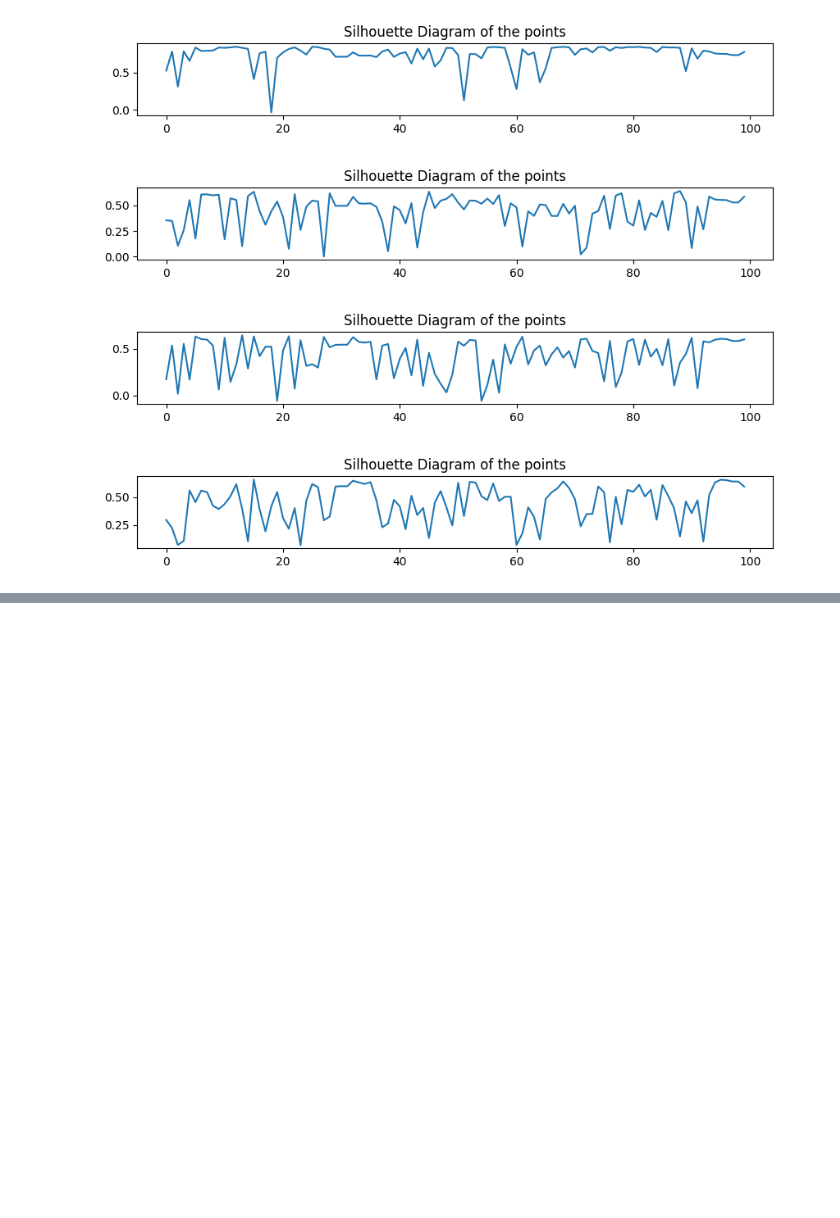
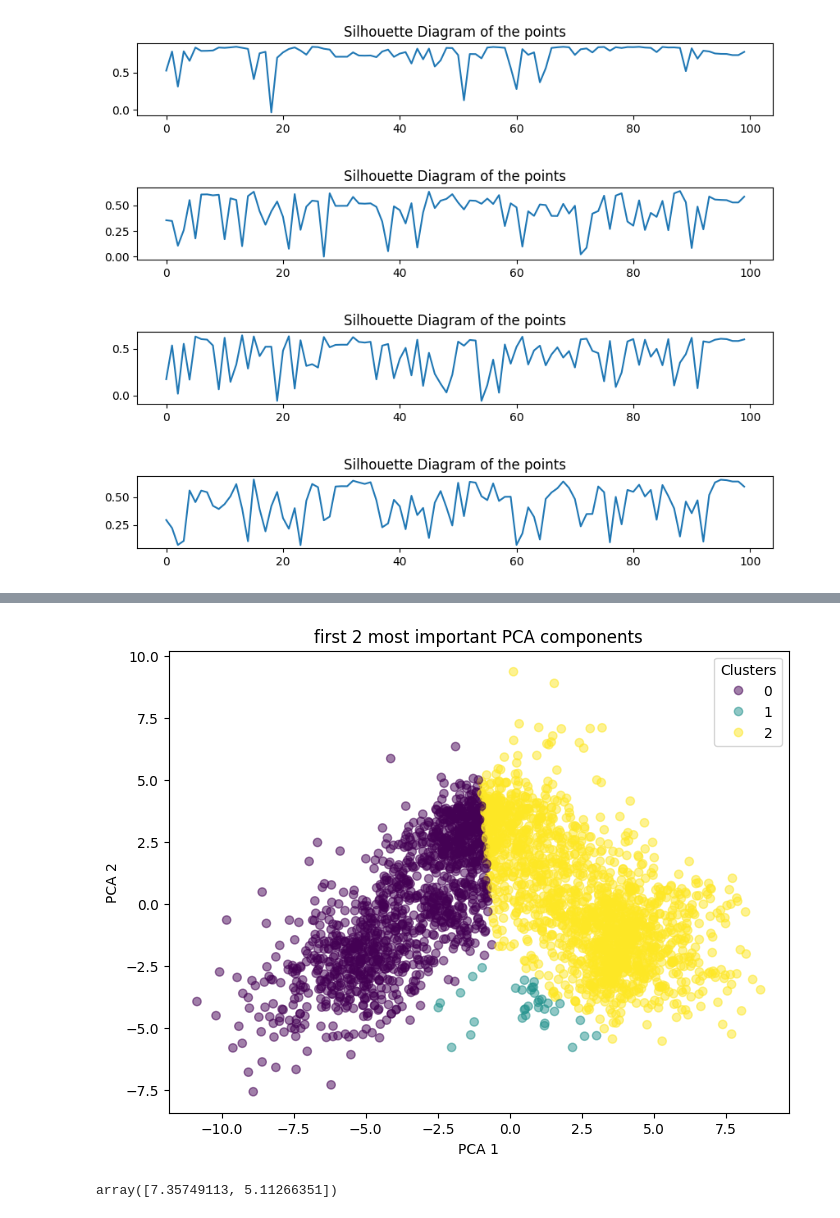
Before and after one commit to Adelin010/ML_Practice, a Jupyter notebook: lab4/philipp.ipynb, the cells around one changed output, grey strips where cells are left out. Drawn from its saved outputs; the diff is of its cells as text; code cells hidden in the pictures; blank space fills up the shorter version.

Commit message:
Kmeans part is done and the loadings are just started

```diff
--- a/lab4/philipp.ipynb
+++ b/lab4/philipp.ipynb
@@ -390,0 +424,39 @@ plt.show()
+# %%
+# plotting the first 2 imporant PCA components
+
+from sklearn.decomposition import PCA
+from sklearn.cluster import KMeans
+import matplotlib.pyplot as plt
+
+# declare the PCA components
+pca = PCA(n_components=2)
+X_pca = pca.fit_transform(X_filled)
+# define the model
+kmeans = KMeans(n_clusters=3)
+clusters = kmeans.fit_transform(X_pca)
+cluster_labels = np.argmax(clusters, axis=1)
+
+# plot the result
+plt.figure(figsize=(8, 6))
+scatter = plt.scatter(X_pca[:, 0], X_pca[:, 1], c=cluster_labels, cmap='viridis', alpha=.5)
+plt.legend(*scatter.legend_elements(), title='Clusters')
+
+plt.xlabel('PCA 1')
+plt.ylabel('PCA 2')
+plt.title('first 2 most important PCA components')
+plt.show()
+
+
+# Based on the number of PCA components the number of clusters are affected
+# for example even if I increase the number of clusters because I end up projecting onto just 2 PCA the clusters
+# wont pass the number of 3
+# Also by adding too many PCA components the model is uncapable to separate it anymore into clusters
+# %% [output]
+[figure, added]
+# %%
+# influence of the features in the PCA components
+
+loadings = pca.n_components_ * np.sqrt(pca.explained_variance_)
+loadings
+# %% [output]
+array([7.35749113, 5.11266351])
```
Also changed, not shown: parts of 3 cells of this notebook.
